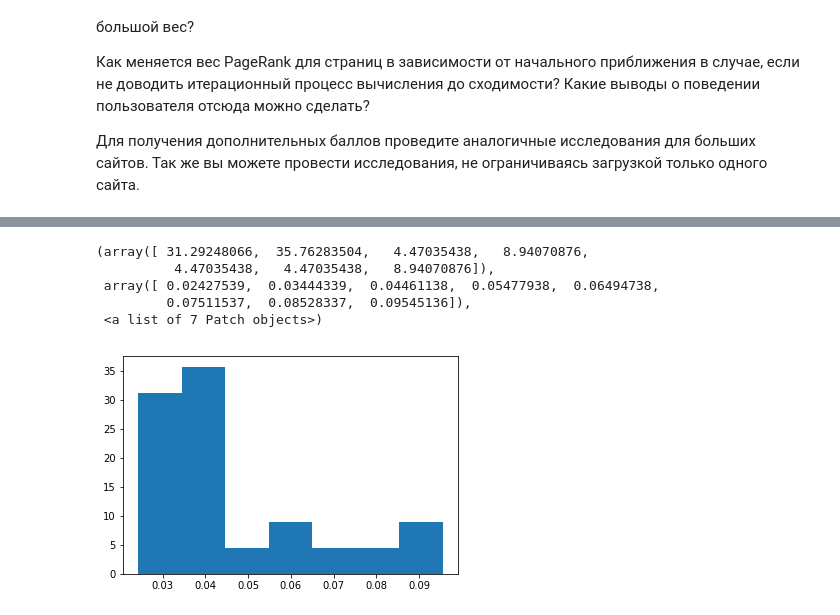
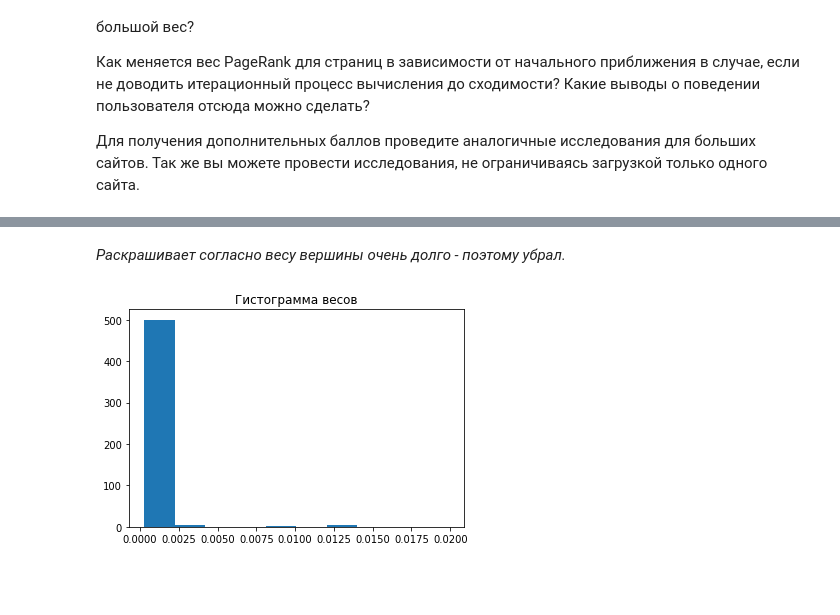
Before and after one commit to svinkapeppa/stochastic, a Jupyter notebook: lab_3/3.23.ipynb, the cells around one changed output, grey strips where cells are left out. Saved outputs shown, nothing was run; the diff lists cells and outputs as text; code cells hidden in the pictures; blank space fills up the shorter version.

```diff
--- a/lab_3/3.23.ipynb
+++ b/lab_3/3.23.ipynb
@@ -389,0 +781,9 @@ array([ 0.07303361,  0.05985464,  0.09545136,  0.08527606,  0.09545136,
+# %%
+N = 33
+edges = special_graph(N)
+
+G = networkx.DiGraph()
+G.add_edges_from(edges)
+G.add_nodes_from(np.arange(N)) # добавление вершин
+plt.axis('off')
+networkx.draw_networkx(G, width=0.5)
@@ -389,0 +802,14 @@ array([ 0.07303361,  0.05985464,  0.09545136,  0.08527606,  0.09545136,
+# %%
+start_distribution = [0] * 32 + [1]
+pr_distribution, pr_trace = page_rank_short(edges, start_distribution,
+                                            return_trace=True, N=N)
+errors = np.abs(pr_trace - pr_trace[-1]).sum(axis=(1, 2))
+
+plt.figure(figsize=(10, 4))
+x = np.arange(len(errors))
+plt.plot(x, errors, lw=2, label='error')
+plt.plot(x, (1 - np.min(pr_distribution)) ** x,
+         lw=2, label='estimation')
+plt.legend()
+plt.xlabel('iterations')
+plt.show()
@@ -389,0 +906,3 @@ array([ 0.07303361,  0.05985464,  0.09545136,  0.08527606,  0.09545136,
+# %%
+nginx = urls
+ngnix_links = links
@@ -390,9 +920,12 @@ array([ 0.07303361,  0.05985464,  0.09545136,  0.08527606,  0.09545136,
+# %%
+start_distribution = [1] + [0] * (len(nginx) - 1)
+pr_distribution = page_rank(ngnix_links, start_distribution, N=len(nginx))
+# %% [markdown]
+*Раскрашивает согласно весу вершины очень долго - поэтому убрал.*
 # %%
-plt.hist(pr_distribution, bins = 7, normed=True)
+plt.hist(pr_distribution, normed=True)
+
+plt.title('Гистограмма весов')
+plt.show()
 # %% [output]
-(array([ 31.29248066,  35.76283504,   4.47035438,   8.94070876,
-          4.47035438,   4.47035438,   8.94070876]),
- array([ 0.02427539,  0.03444339,  0.04461138,  0.05477938,  0.06494738,
-         0.07511537,  0.08528337,  0.09545136]),
- <a list of 7 Patch objects>)
-[figure, old version]
+[figure, new version]
```
Also changed, not shown: parts of 66 cells of this notebook.
